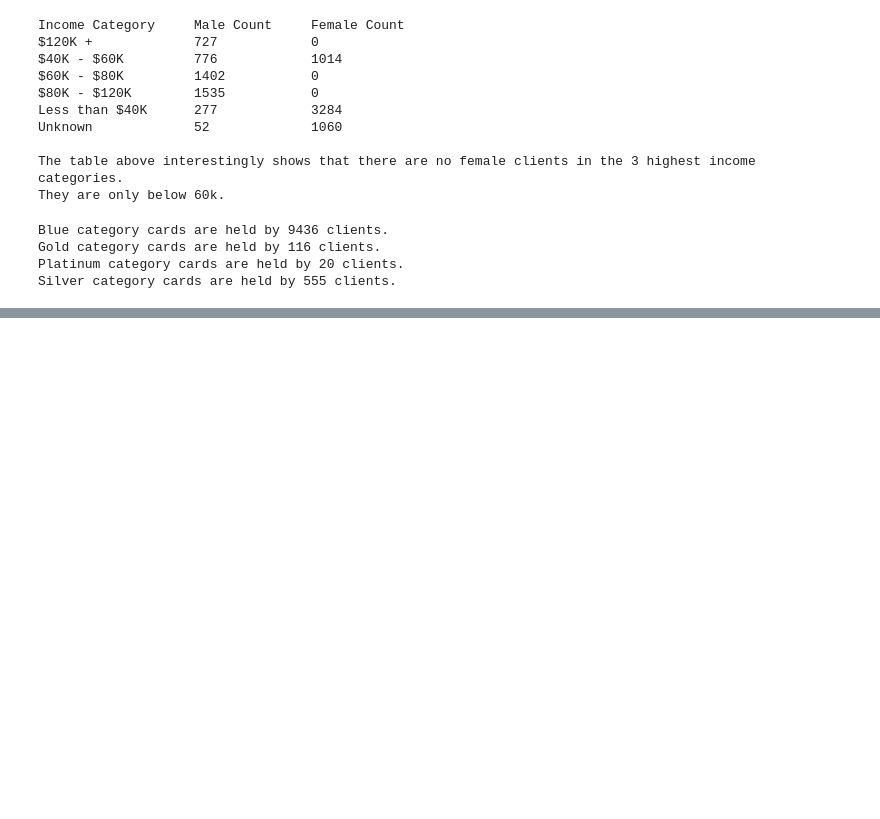
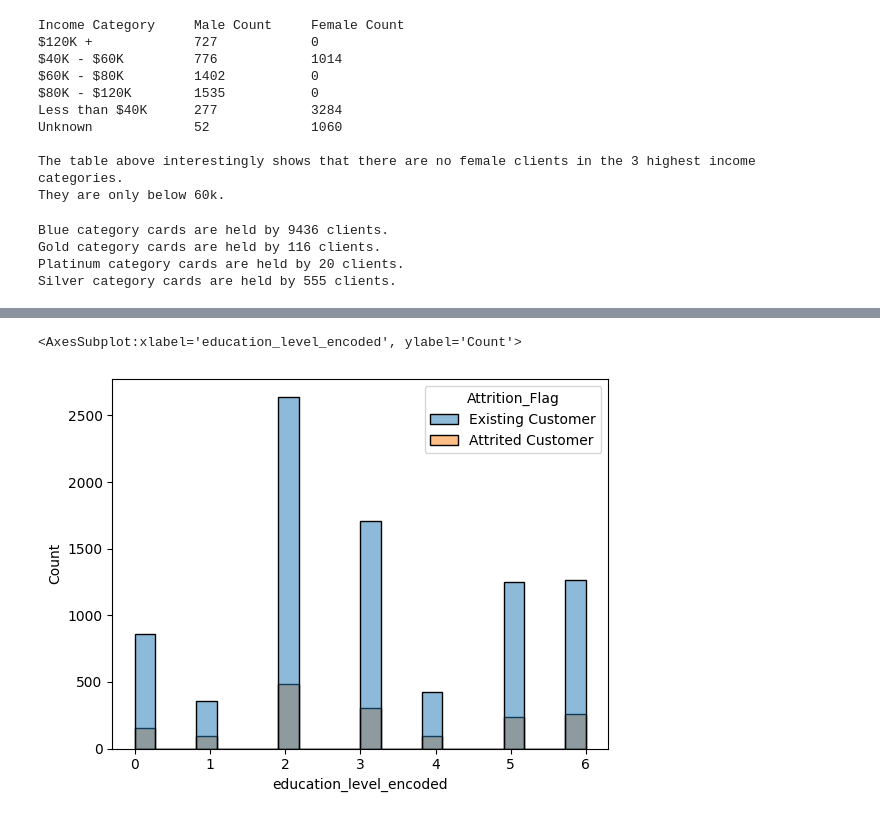
Before and after one commit to mercedesf17/sql_bank_analysis, a Jupyter notebook: sql_queries.ipynb, the cells around one changed output, grey strips where cells are left out. Saved outputs shown, nothing was run; the diff lists cells and outputs as text; code cells hidden in the pictures; blank space fills up the shorter version.

```diff
--- a/sql_queries.ipynb
+++ b/sql_queries.ipynb
@@ -145,0 +197,7 @@ Silver category cards are held by 555 clients.
+# %%
+label_encoder = LabelEncoder()
+
+# Apply label encoding to 'education_level' column
+bank_table['education_level_encoded'] = label_encoder.fit_transform(bank_table['Education_Level'])
+
+# Display the DataFrame
@@ -145,0 +224,5 @@ Silver category cards are held by 555 clients.
+# %%
+sns.histplot(bank_table, x = 'education_level_encoded', hue="Attrition_Flag")
+# %% [output]
+<AxesSubplot:xlabel='education_level_encoded', ylabel='Count'>
+[figure, added]
```
Also changed, not shown: parts of 14 cells of this notebook.
